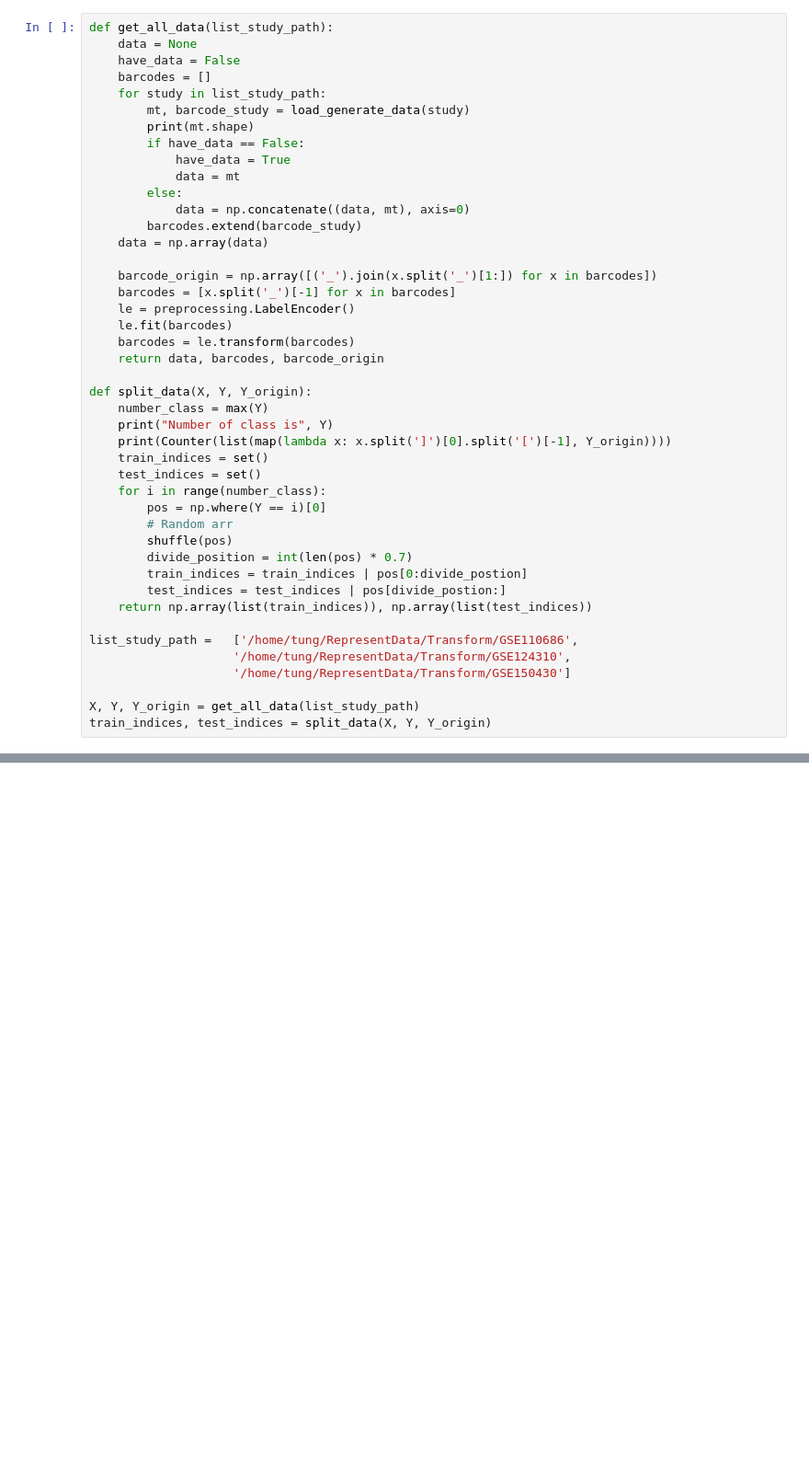
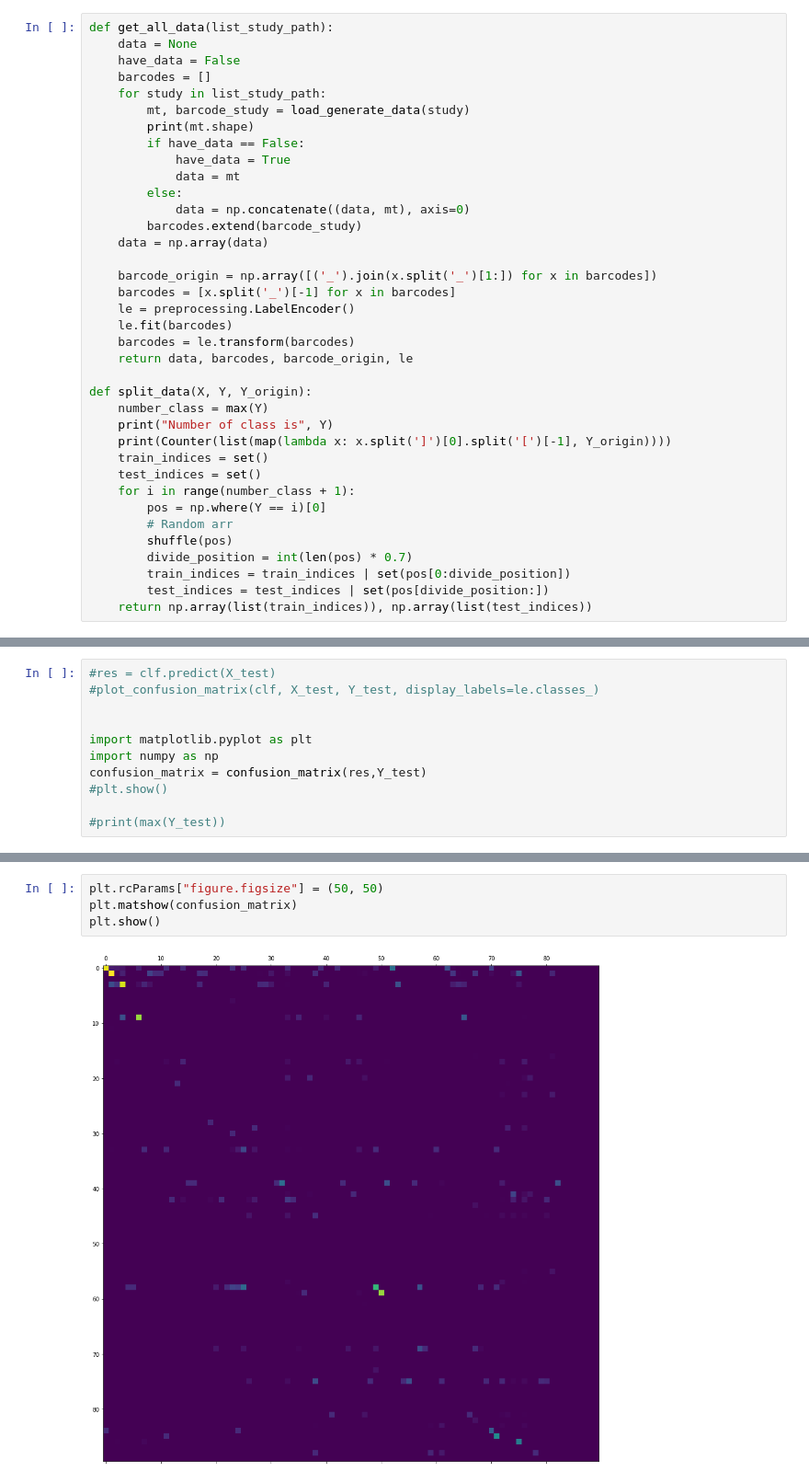
Before and after one commit to tungtp99/cellSearch, a Jupyter notebook: src/notebook/train_sub_data.ipynb, the cells around one changed output, grey strips where cells are left out. Shown: that part at 92% size. Saved outputs shown, nothing was run; the diff lists cells and outputs as text; blank space fills up the shorter version.

Commit message:
add train notebook

```diff
--- a/src/notebook/train_sub_data.ipynb
+++ b/src/notebook/train_sub_data.ipynb
@@ -68,7 +64,7 @@ def get_all_data(list_study_path):
     le = preprocessing.LabelEncoder()
     le.fit(barcodes)
     barcodes = le.transform(barcodes)
-    return data, barcodes, barcode_origin
+    return data, barcodes, barcode_origin, le
 
 def split_data(X, Y, Y_origin):
     number_class = max(Y)
@@ -76,18 +72,11 @@ def split_data(X, Y, Y_origin):
     print(Counter(list(map(lambda x: x.split(']')[0].split('[')[-1], Y_origin))))
     train_indices = set()
     test_indices = set()
-    for i in range(number_class):
+    for i in range(number_class + 1):
         pos = np.where(Y == i)[0]
         # Random arr
         shuffle(pos)
         divide_position = int(len(pos) * 0.7)
-        train_indices = train_indices | pos[0:divide_postion]
-        test_indices = test_indices | pos[divide_postion:]
+        train_indices = train_indices | set(pos[0:divide_position])
+        test_indices = test_indices | set(pos[divide_position:])
     return np.array(list(train_indices)), np.array(list(test_indices))
-
-list_study_path =   ['/home/tung/RepresentData/Transform/GSE110686',
-                    '/home/tung/RepresentData/Transform/GSE124310',
-                    '/home/tung/RepresentData/Transform/GSE150430']
-
-X, Y, Y_origin = get_all_data(list_study_path)
-train_indices, test_indices = split_data(X, Y, Y_origin)
@@ -102,0 +167,11 @@ print("Test :", clf.score(X[test_indices, :], Y[test_indices]))
+# %%
+#res = clf.predict(X_test)
+#plot_confusion_matrix(clf, X_test, Y_test, display_labels=le.classes_)
+
+
+import matplotlib.pyplot as plt
+import numpy as np
+confusion_matrix = confusion_matrix(res,Y_test)
+#plt.show()
+
+#print(max(Y_test))
@@ -102,0 +182,6 @@ print("Test :", clf.score(X[test_indices, :], Y[test_indices]))
+# %%
+plt.rcParams["figure.figsize"] = (50, 50)
+plt.matshow(confusion_matrix)
+plt.show()
+# %% [output]
+[figure, added]
```
Also changed, not shown: parts of 44 cells of this notebook.
